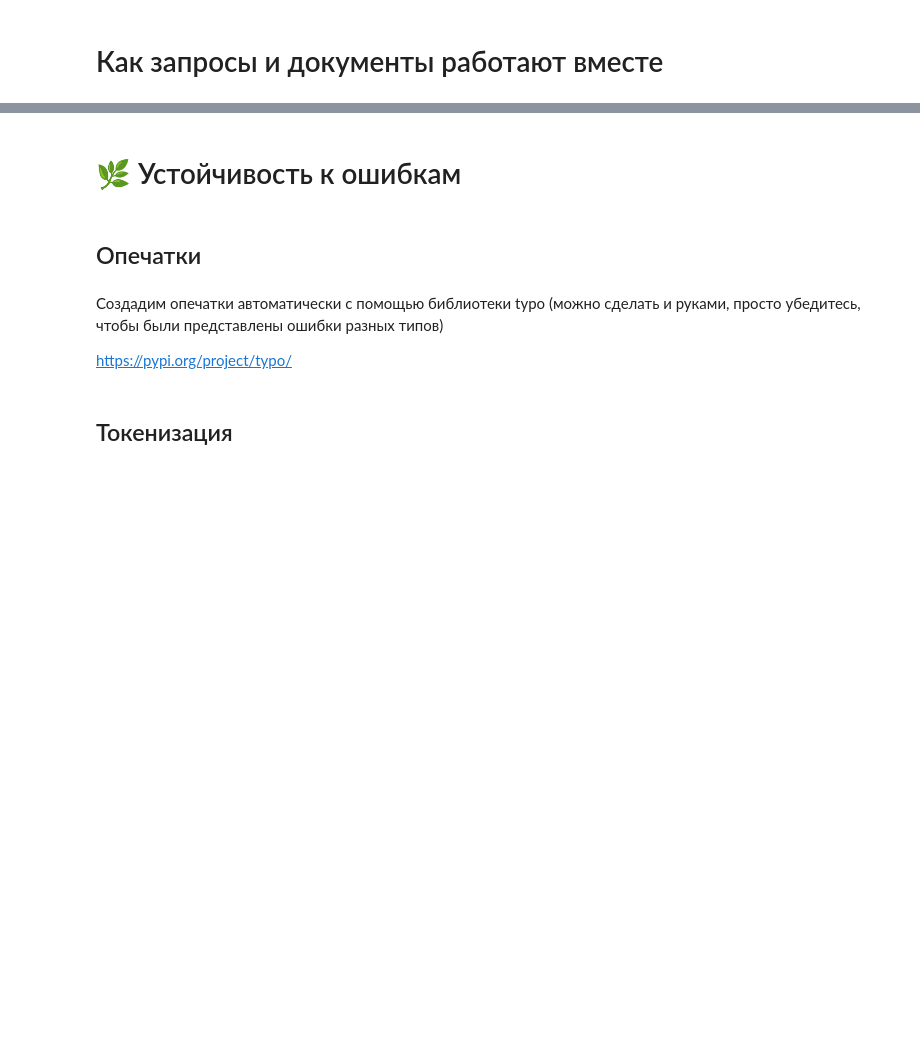
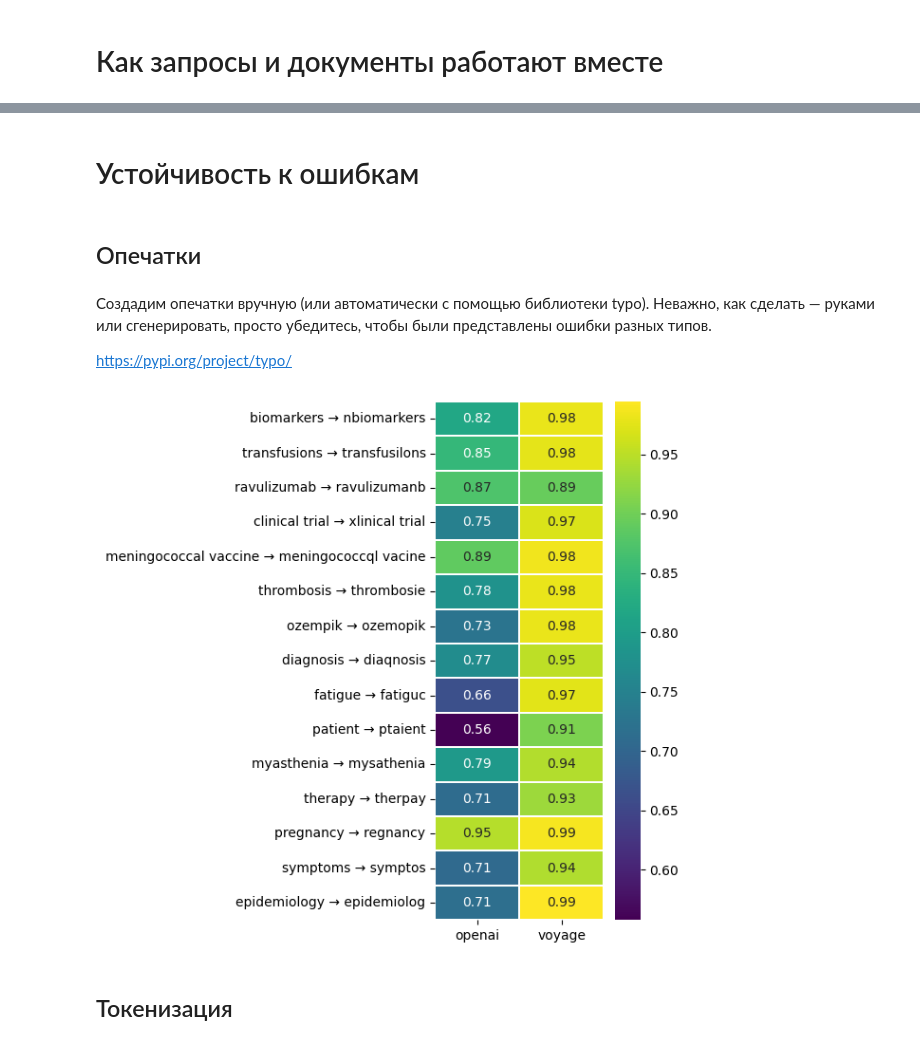
Before and after one commit to chakchurina/embedding-model-selection, a Jupyter notebook: embedding_analysis.ipynb, the cells around one changed output, grey strips where cells are left out. Drawn from its saved outputs; the diff is of its cells as text; code cells hidden in the pictures; blank space fills up the shorter version.

```diff
--- a/embedding_analysis.ipynb
+++ b/embedding_analysis.ipynb
@@ -309,9 +350,9 @@ print("Silhouette Score:", silhouette_avg)
 # %% [markdown]
-# 🌿 Устойчивость к ошибкам
+# Устойчивость к ошибкам
 # %% [markdown]
 ## Опечатки
 # %% [markdown]
-Создадим опечатки автоматически с помощью библиотеки typo (можно сделать и руками, просто убедитесь, чтобы были представлены ошибки разных типов)
+Создадим опечатки вручную (или автоматически с помощью библиотеки typo). Неважно, как сделать — руками или сгенерировать, просто убедитесь, чтобы были представлены ошибки разных типов.
 
 https://pypi.org/project/typo/
 # %%
@@ -326,19 +378,0 @@ words = [
-# %%
-# todo зафиксируй сиды
-
-typos = {}
-
-for word in words:
-    typos[word] = random.choice([
-        typo.StrErrer(word, seed=2).nearby_char().result,
-        typo.StrErrer(word, seed=42).char_swap().result,
-        typo.StrErrer(word, seed=42).extra_char().result,
-        typo.StrErrer(word, seed=42).missing_char().result
-    ])
-
-typos
-# %%
-embeddings_original = get_embeddings(list(typos.keys()))
-embeddings_typos = get_embeddings(list(typos.values()))
-
-similarity_scores = np.diag(cosine_similarity(embeddings_original, embeddings_typos)).reshape(-1, 1)
@@ -353,3 +379,26 @@ plt.show()
+# %%
+scores = []
+
+for model, method in methods:
+    embeddings_original = method(list(typos.keys()))
+    embeddings_typos = method(list(typos.values()))
+    similarity_scores = np.diag(cosine_similarity(embeddings_original, embeddings_typos))
+    scores.append(similarity_scores)
+
+scores_matrix = np.array(scores).T
+yticklabels = [f"{original} → {typo}" for original, typo in typos.items()]
+
+fig, ax = plt.subplots(figsize=(6, len(typos) * 0.4))
+sns.heatmap(scores_matrix, annot=True, fmt=".2f", yticklabels=yticklabels,
+            xticklabels=[m[0] for m in methods], cmap='viridis', linewidths=.25, ax=ax)
+
+# plt.title("Why spelling still matters")
+# plt.xlabel("Models")
+# plt.ylabel("Terms")
+plt.tight_layout()
+plt.show()
+# %% [output]
+[figure, added]
 # %% [markdown]
 ## Токенизация
 # %%
```
Also changed, not shown: parts of 68 cells of this notebook.
